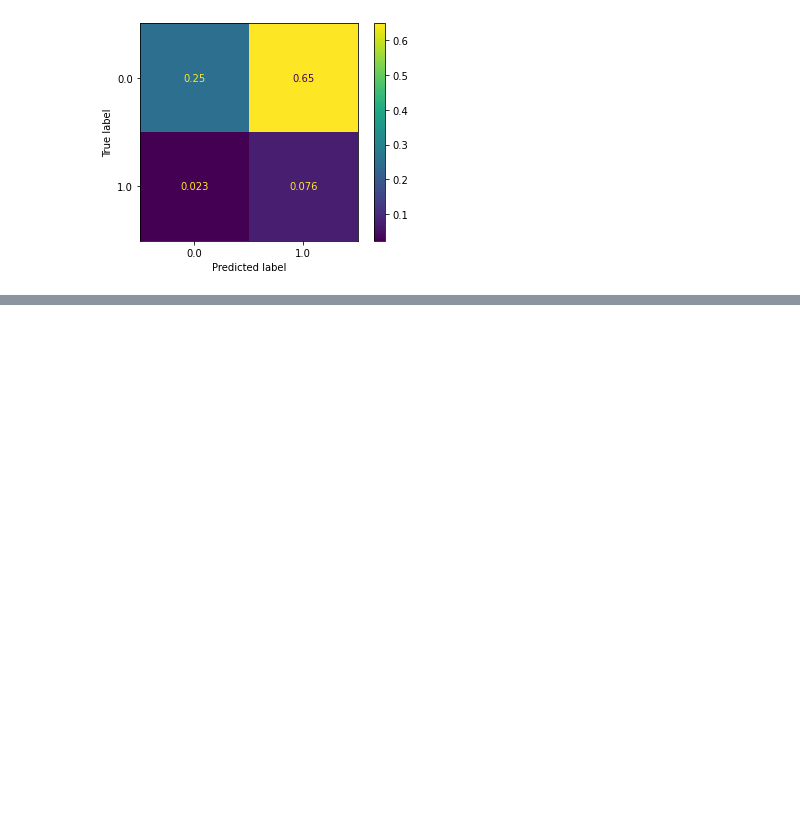
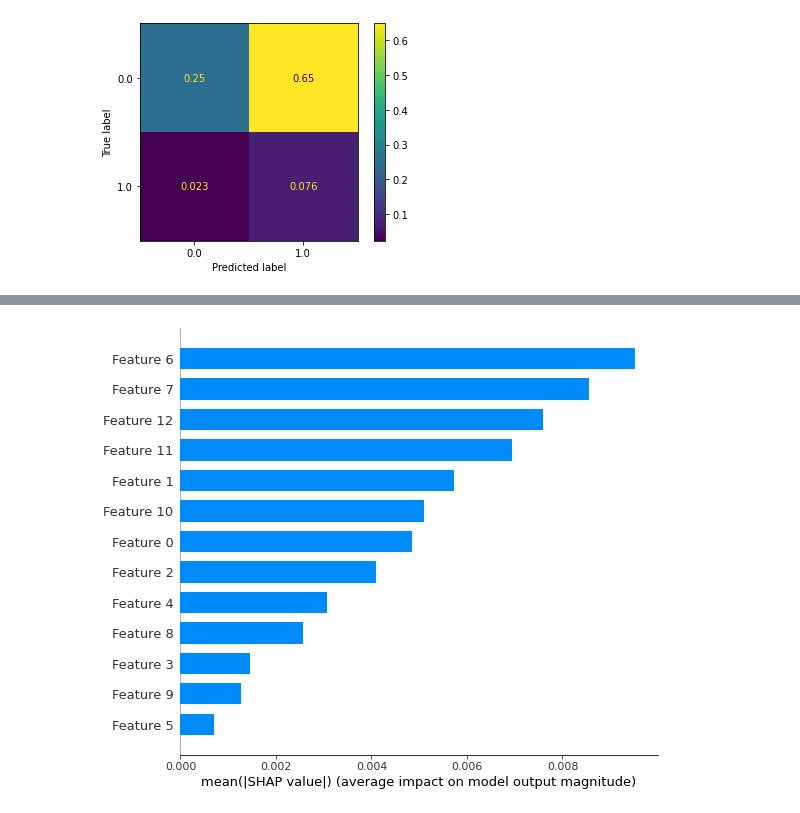
Before and after one commit to triested/student-perform-ml, a Jupyter notebook: Workshop_project_Data_Analysis.ipynb, the cells around one changed output, grey strips where cells are left out. Cells and saved outputs as stored; diff of their text form; code cells hidden in the pictures; blank space fills up the shorter version.

```diff
--- a/Workshop_project_Data_Analysis.ipynb
+++ b/Workshop_project_Data_Analysis.ipynb
@@ -501,0 +521,4 @@ weighted avg    0.80633   0.84733   0.82632       131
+# %%
+np.float=float
+shap.initjs()
+X_train_summary = shap.kmeans(X_train, 10)
@@ -501,0 +527,9 @@ weighted avg    0.80633   0.84733   0.82632       131
+# %%
+ex = shap.KernelExplainer(pipe.predict, X_train_summary)
+#shap_values = ex.shap_values(X_test[0,:])
+# %%
+shap_values = ex.shap_values(X_test)
+# %%
+shap.summary_plot(shap_values, X_test,plot_type='bar')
+# %% [output]
+[figure, added]
```
Also changed, not shown: parts of 30 cells of this notebook.
